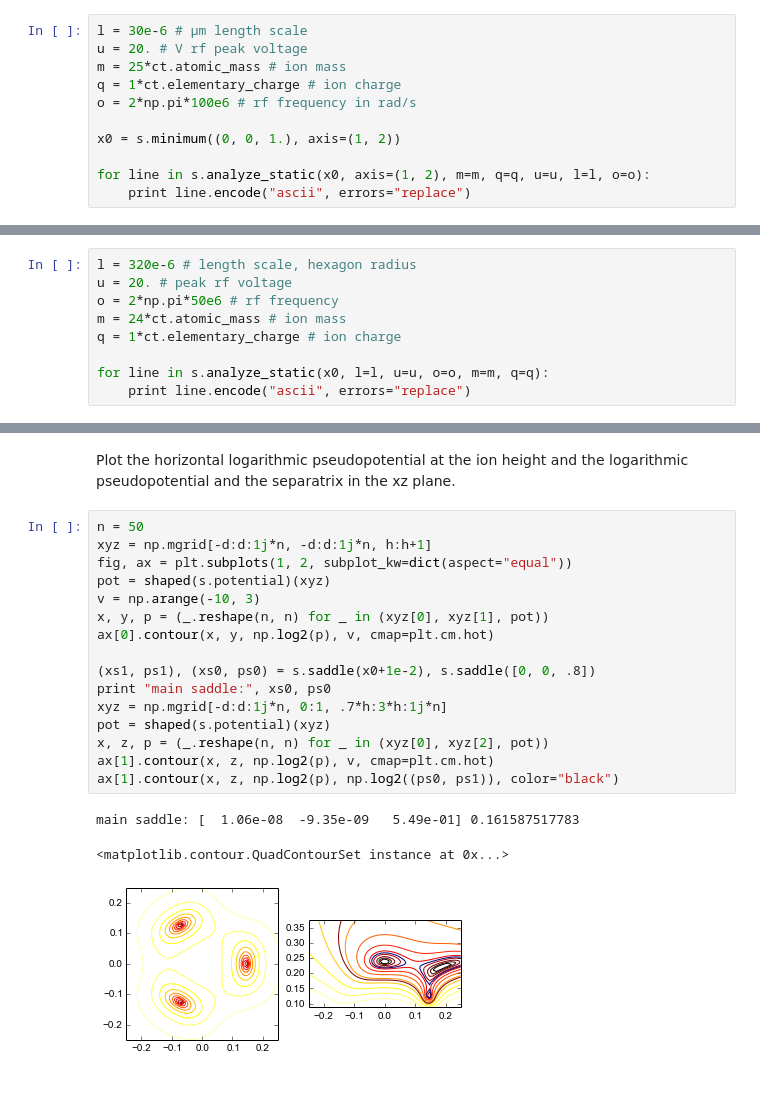
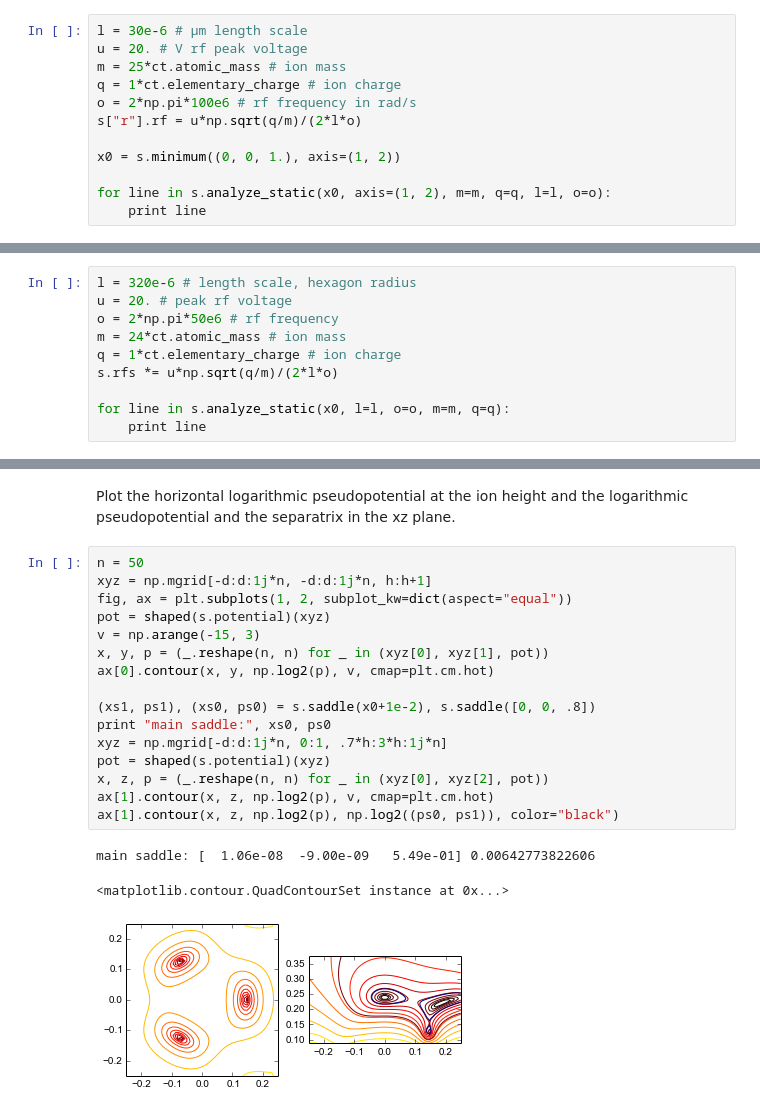
Before and after one commit to nist-ionstorage/electrode, a Jupyter notebook: examples/tutorial.ipynb, the cells around one changed output, grey strips where cells are left out. Drawn from its saved outputs; the diff is of its cells as text.

```diff
--- a/examples/tutorial.ipynb
+++ b/examples/tutorial.ipynb
@@ -82,9 +86,10 @@ u = 20. # V rf peak voltage
 m = 25*ct.atomic_mass # ion mass
 q = 1*ct.elementary_charge # ion charge
 o = 2*np.pi*100e6 # rf frequency in rad/s
+s["r"].rf = u*np.sqrt(q/m)/(2*l*o)
 
 x0 = s.minimum((0, 0, 1.), axis=(1, 2))
 
-for line in s.analyze_static(x0, axis=(1, 2), m=m, q=q, u=u, l=l, o=o):
-    print line.encode("ascii", errors="replace")
+for line in s.analyze_static(x0, axis=(1, 2), m=m, q=q, l=l, o=o):
+    print line
 # %% [output]
@@ -242,7 +247,8 @@ u = 20. # peak rf voltage
 o = 2*np.pi*50e6 # rf frequency
 m = 24*ct.atomic_mass # ion mass
 q = 1*ct.elementary_charge # ion charge
+s.rfs *= u*np.sqrt(q/m)/(2*l*o)
 
-for line in s.analyze_static(x0, l=l, u=u, o=o, m=m, q=q):
-    print line.encode("ascii", errors="replace")
+for line in s.analyze_static(x0, l=l, o=o, m=m, q=q):
+    print line
 # %% [output]
@@ -269,20 +275,20 @@ and the logarithmic pseudopotential and the separatrix in the xz plane.
 # %%
 n = 50
 xyz = np.mgrid[-d:d:1j*n, -d:d:1j*n, h:h+1]
 fig, ax = plt.subplots(1, 2, subplot_kw=dict(aspect="equal"))
 pot = shaped(s.potential)(xyz)
-v = np.arange(-10, 3)
+v = np.arange(-15, 3)
 x, y, p = (_.reshape(n, n) for _ in (xyz[0], xyz[1], pot))
 ax[0].contour(x, y, np.log2(p), v, cmap=plt.cm.hot)
 
 (xs1, ps1), (xs0, ps0) = s.saddle(x0+1e-2), s.saddle([0, 0, .8])
 print "main saddle:", xs0, ps0
 xyz = np.mgrid[-d:d:1j*n, 0:1, .7*h:3*h:1j*n]
 pot = shaped(s.potential)(xyz)
 x, z, p = (_.reshape(n, n) for _ in (xyz[0], xyz[2], pot))
 ax[1].contour(x, z, np.log2(p), v, cmap=plt.cm.hot)
 ax[1].contour(x, z, np.log2(p), np.log2((ps0, ps1)), color="black")
 # %% [output]
-main saddle: [  1.06e-08  -9.35e-09   5.49e-01] 0.161587517783
+main saddle: [  1.06e-08  -9.00e-09   5.49e-01] 0.00642773822606
 <matplotlib.contour.QuadContourSet instance at 0x...>
-[figure, old version]
+[figure, new version]
```
Also changed, not shown: parts of 4 cells of this notebook, 1 other file.
